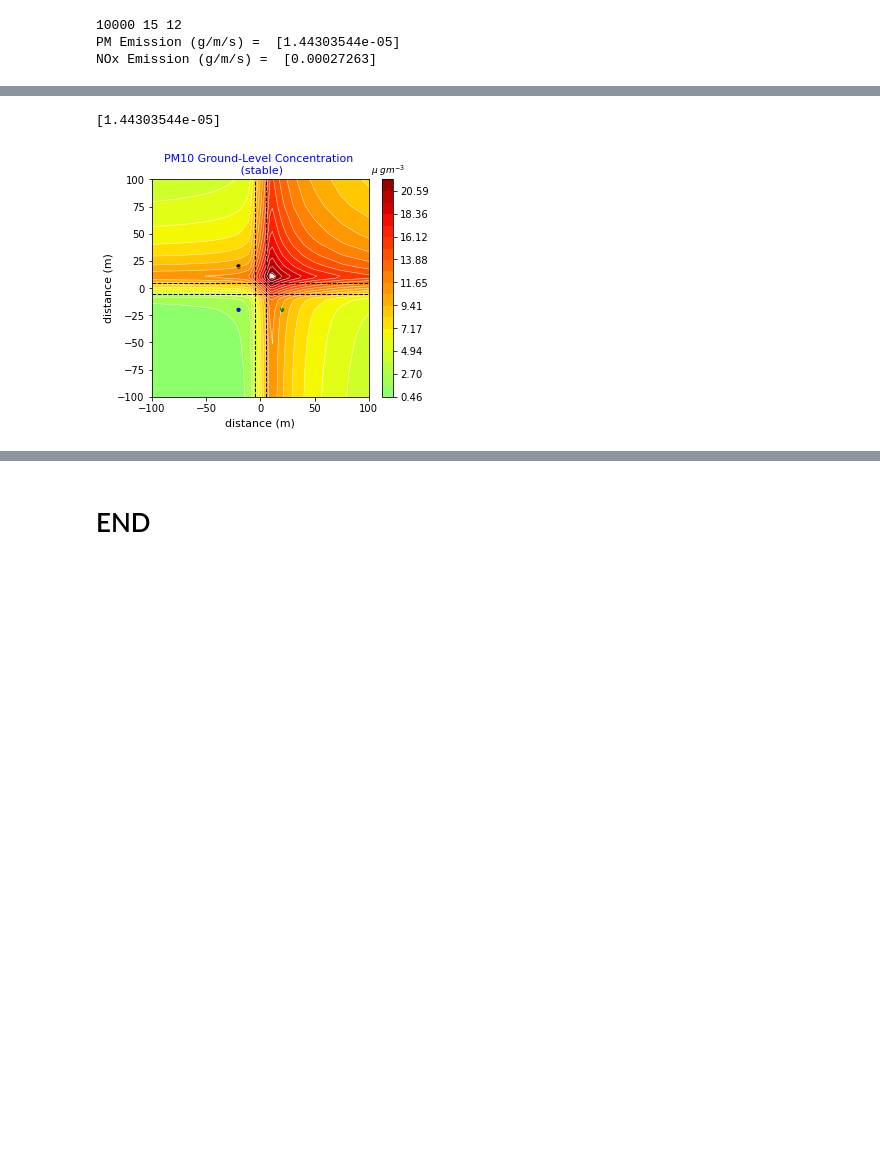
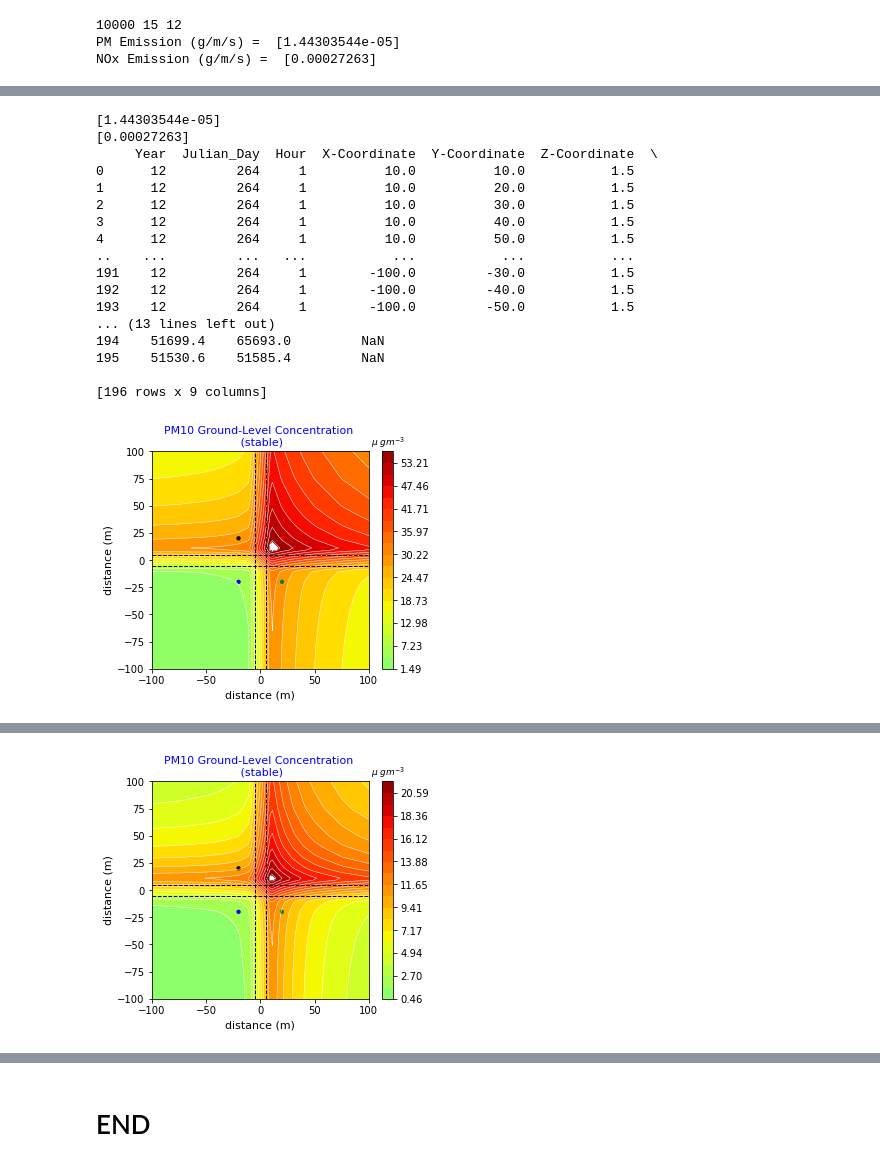
Before and after one commit to edinumet/rline, a Jupyter notebook: rline_eft.ipynb, the cells around one changed output, grey strips where cells are left out. Saved outputs shown, nothing was run; the diff lists cells and outputs as text; code cells hidden in the pictures; blank space fills up the shorter version.

```diff
--- a/rline_eft.ipynb
+++ b/rline_eft.ipynb
@@ -327,13 +327,16 @@ dfc=pd.read_csv("Output_Example_Numerical.csv", header=10, skipinitialspace=True
 
 # NB - RLINE has calculated the concentrations based on unit emission
 # so we need to multiply the predicted concentrations by the actual emissions
-
+hourlist=[]
 # Split into hourly dataframes for graphing
 # https://stackoverflow.com/questions/54046707/pandas-split-one-dataframe-into-multiple-dataframes
 for h in dfc['Hour'].unique():
     temp = 'dfc_{}'.format(h)
+    hourlist.append(temp)  # keep track of data files to process
     vars()[temp] = dfc[dfc['Hour']==h]
-dfc_1.head(5)
-dfc_2.head(5)
+hourlist=[dfc_1, dfc_2, dfc_3, dfc_4]
+#dfc_1.head(5)
+#dfc_2.head(5)
 dfc_3.head(5)
+print(hourlist)
 # %% [output]
@@ -346,34 +360,54 @@ dfc_3.head(5)
 # %%
 # extract the x, y, z-values to 1-D arrays for plotting
-xx = dfc_2['X-Coordinate'].to_numpy()
-yy = dfc_2['Y-Coordinate'].to_numpy()
+xx = dfc_1['X-Coordinate'].to_numpy()
+yy = dfc_1['Y-Coordinate'].to_numpy()
 print(hwpme)
-# Particulate matter
-zzp = (dfc_2['C_G1']*hwpme+dfc_2['C_G2']*hwpme).to_numpy()
-# NOx
-zzn = hwnxe*(dfc_2['C_G1']+dfc_2['C_G2']).to_numpy()
+print(hwnxe)
+for dfhn in hourlist:
+    dfh = pd.DataFrame(dfhn)
+    print(dfh)
+    # Particulate matter
+    zzp = (dfh['C_G1']*hwpme+dfh['C_G2']*hwpme).to_numpy()
+    # NOx
+    zzn = (dfh['C_G1']*hwnxe+dfh['C_G2']*hwnxe).to_numpy()
 
-max = (dfc_2['C_G1']*hwpme+dfc_2['C_G2']*hwpme).max()
-min = (dfc_2['C_G1']*hwpme+dfc_2['C_G2']*hwpme).min()
+    max = (dfh['C_G1']*hwpme+dfh['C_G2']*hwpme).max()
+    min = (dfh['C_G1']*hwpme+dfh['C_G2']*hwpme).min()
 
-# get the concentration values at the 4 receptor sites
-dfs1 = dfc_2[((dfc_2['X-Coordinate'] == 20.000) & (dfc_2['Y-Coordinate'] == 20.000))]
-dfs2 = dfc_2[((dfc_2['X-Coordinate'] == 20.000) & (dfc_2['Y-Coordinate'] == -20.000))]
-dfs3 = dfc_2[((dfc_2['X-Coordinate'] == -20.000) & (dfc_2['Y-Coordinate'] == -20.000))]
-dfs4 = dfc_2[((dfc_2['X-Coordinate'] == -20.000) & (dfc_2['Y-Coordinate'] == 20.000))]
+    # get the concentration values at the 4 receptor sites
+    dfs1 = dfh[((dfh['X-Coordinate'] == 20.000) & (dfh['Y-Coordinate'] == 20.000))]
+    dfs2 = dfh[((dfh['X-Coordinate'] == 20.000) & (dfh['Y-Coordinate'] == -20.000))]
+    dfs3 = dfh[((dfh['X-Coordinate'] == -20.000) & (dfh['Y-Coordinate'] == -20.000))]
+    dfs4 = dfh[((dfh['X-Coordinate'] == -20.000) & (dfh['Y-Coordinate'] == 20.000))]
 
-s1z = dfs1.iloc[0]['C_G1']*hwpme+dfs1.iloc[0]['C_G2']*hwpme
-s2z = dfs2.iloc[0]['C_G1']*hwpme+dfs2.iloc[0]['C_G2']*hwpme
-s3z = dfs3.iloc[0]['C_G1']*hwpme+dfs3.iloc[0]['C_G2']*hwpme
-s4z = dfs4.iloc[0]['C_G1']*hwpme+dfs4.iloc[0]['C_G2']*hwpme
+    s1z = dfs1.iloc[0]['C_G1']*hwpme+dfs1.iloc[0]['C_G2']*hwpme
+    s2z = dfs2.iloc[0]['C_G1']*hwpme+dfs2.iloc[0]['C_G2']*hwpme
+    s3z = dfs3.iloc[0]['C_G1']*hwpme+dfs3.iloc[0]['C_G2']*hwpme
+    s4z = dfs4.iloc[0]['C_G1']*hwpme+dfs4.iloc[0]['C_G2']*hwpme
 
-sites = [s1z, s2z, s3z, s4z]
-# pass to plotting routine
-pls.pls(gs, xx, yy, zzp, 1, min, max, hourly_stab)
+    sites = [s1z, s2z, s3z, s4z]
+    # pass to plotting routine
+    pls.pls(gs, xx, yy, zzp, 1, min, max, hourly_stab)
 
 # use Pandas to read in meteorology data
 dfm=pd.read_csv("Met_Example.csv", skip_blank_lines=True, skipinitialspace=True)
 #dfm.head(4)
 # %% [output]
 [1.44303544e-05]
+[0.00027263]
+     Year  Julian_Day  Hour  X-Coordinate  Y-Coordinate  Z-Coordinate  \
+0      12         264     1          10.0          10.0           1.5
+1      12         264     1          10.0          20.0           1.5
+2      12         264     1          10.0          30.0           1.5
+3      12         264     1          10.0          40.0           1.5
+4      12         264     1          10.0          50.0           1.5
+..    ...         ...   ...           ...           ...           ...
+191    12         264     1        -100.0         -30.0           1.5
+192    12         264     1        -100.0         -40.0           1.5
+193    12         264     1        -100.0         -50.0           1.5
+... (13 lines left out)
+194    51699.4    65693.0         NaN
+195    51530.6    51585.4         NaN
+
+[196 rows x 9 columns]
-[figure, old version]
+[figure, new version]
@@ -379,0 +431 @@ dfm=pd.read_csv("Met_Example.csv", skip_blank_lines=True, skipinitialspace=True)
+[figure, added]
```
Also changed, not shown: parts of 5 cells of this notebook.
